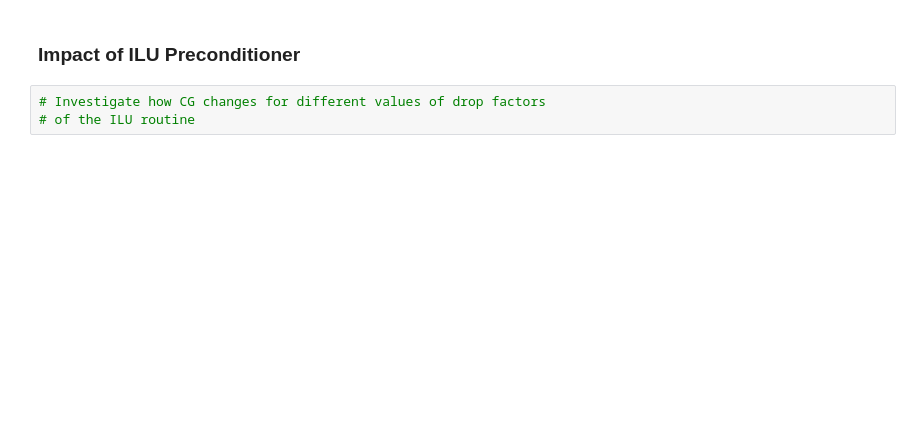
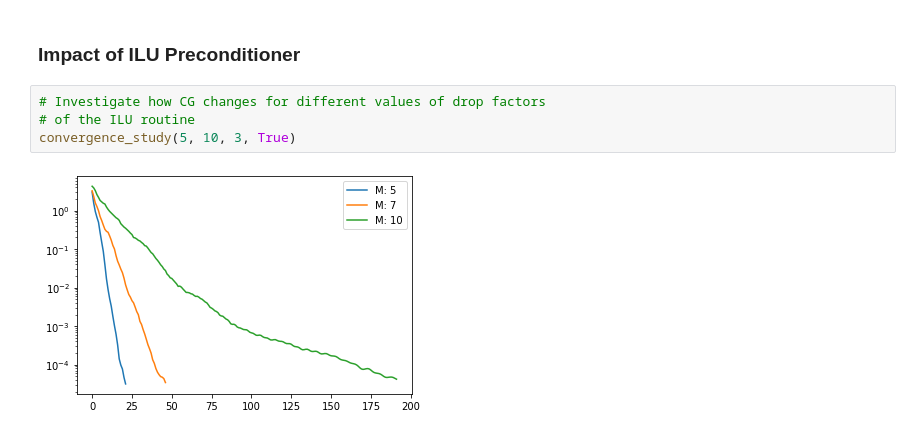
Before and after one commit to sheeshee/High-Performance-Computing-Coursework, a Jupyter notebook: Assignment 3/Assignment 3 Submission.ipynb, the cells around one changed output. Drawn from its saved outputs; the diff is of its cells as text; blank space fills up the shorter version.

```diff
--- a/Assignment 3/Assignment 3 Submission.ipynb
+++ b/Assignment 3/Assignment 3 Submission.ipynb
@@ -781,3 +792,6 @@ plt.show()
 # %%
 # Investigate how CG changes for different values of drop factors
 # of the ILU routine
+convergence_study(5, 10, 3, True)
+# %% [output]
+[figure, added]
```
Also changed, not shown: parts of 6 cells of this notebook.
